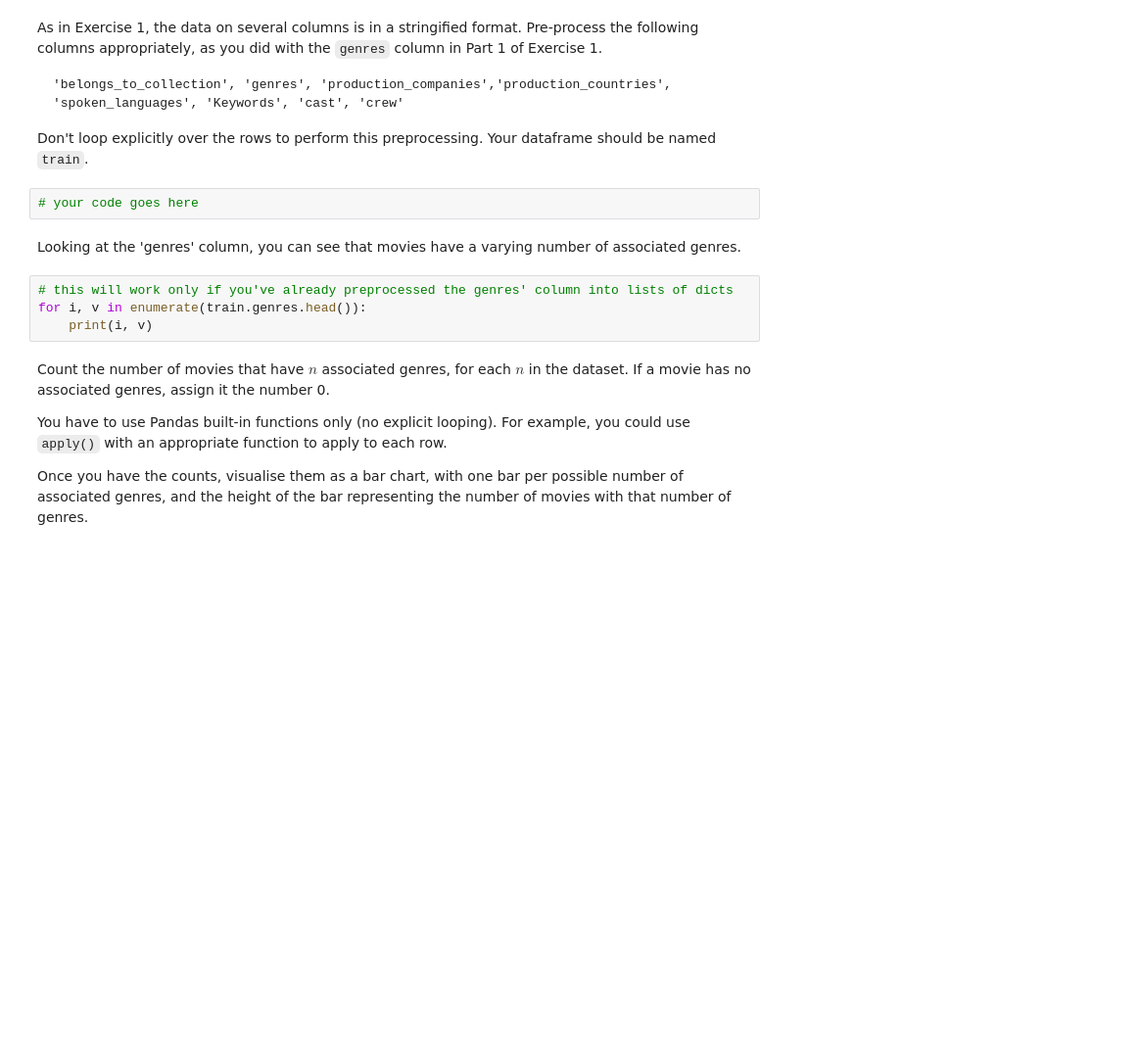
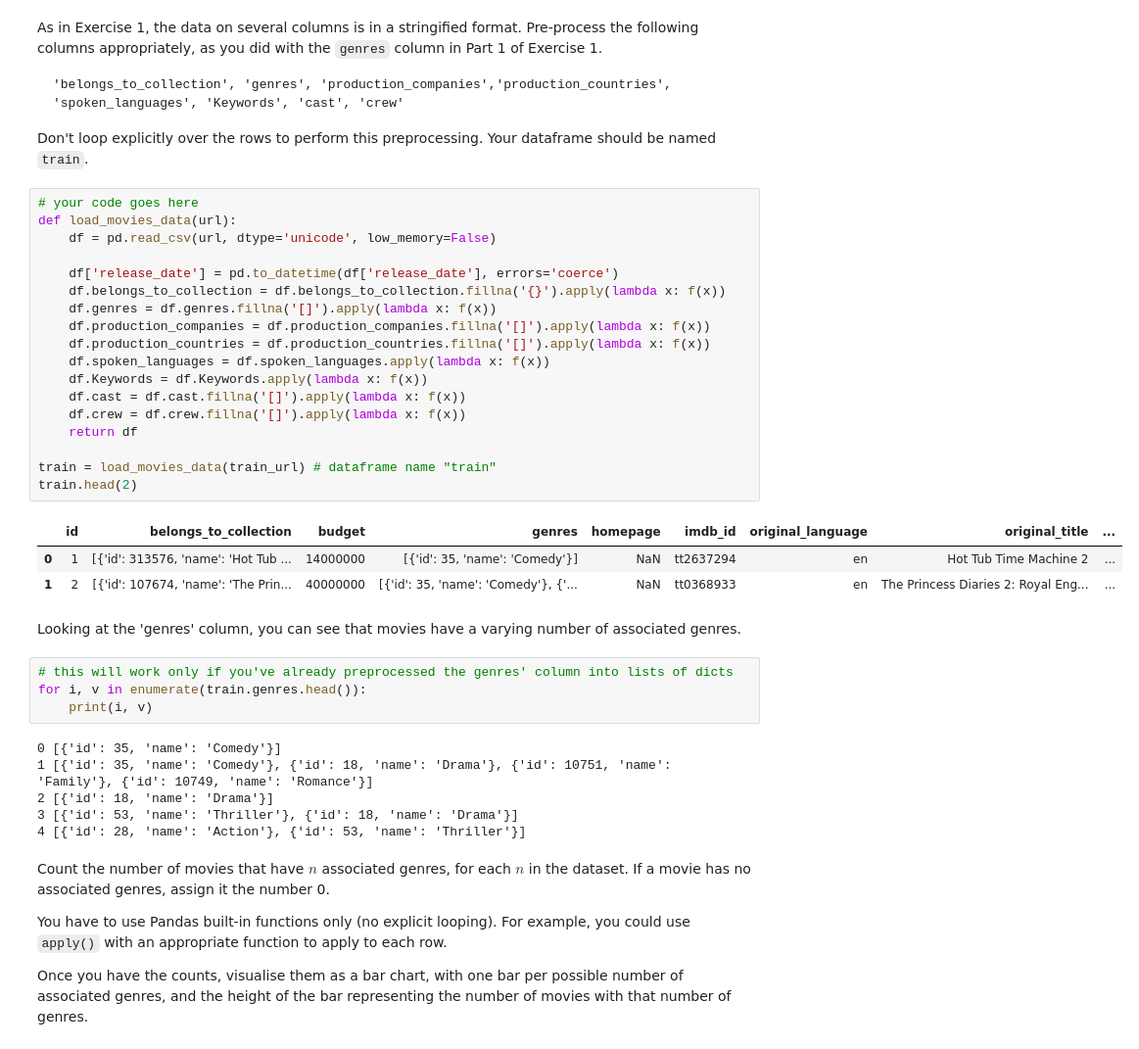
Before and after one commit to minkichunm/ComputationalToolsforDataScience, a Jupyter notebook: 02807_Project_1.ipynb, the cells around one changed output. Shown: that part at 98% size. Drawn from its saved outputs; the diff is of its cells as text; blank space fills up the shorter version.

````diff
--- a/02807_Project_1.ipynb
+++ b/02807_Project_1.ipynb
@@ -666,14 +669,40 @@ As in Exercise 1, the data on several columns is in a stringified format. Pre-pr
 ```
 
 Don't loop explicitly over the rows to perform this preprocessing. Your dataframe should be named `train`.
-# %%
-# your code goes here
+# %%
+# your code goes here
+def load_movies_data(url):
+    df = pd.read_csv(url, dtype='unicode', low_memory=False)
+
+    df['release_date'] = pd.to_datetime(df['release_date'], errors='coerce')
+    df.belongs_to_collection = df.belongs_to_collection.fillna('{}').apply(lambda x: f(x))
+    df.genres = df.genres.fillna('[]').apply(lambda x: f(x))
+    df.production_companies = df.production_companies.fillna('[]').apply(lambda x: f(x))
+    df.production_countries = df.production_countries.fillna('[]').apply(lambda x: f(x))
+    df.spoken_languages = df.spoken_languages.apply(lambda x: f(x))
+    df.Keywords = df.Keywords.apply(lambda x: f(x))
+    df.cast = df.cast.fillna('[]').apply(lambda x: f(x))
+    df.crew = df.crew.fillna('[]').apply(lambda x: f(x))
+    return df
+
+train = load_movies_data(train_url) # dataframe name "train"
+train.head(2)
+# %% [output]
+|  | id | belongs_to_collection | budget | genres | homepage | imdb_id | original_language | original_title | ... |
+| 0 | 1 | [{'id': 313576, 'name': 'Hot Tub ... | 14000000 | [{'id': 35, 'name': 'Comedy'}] | NaN | tt2637294 | en | Hot Tub Time Machine 2 | ... |
+| 1 | 2 | [{'id': 107674, 'name': 'The Prin... | 40000000 | [{'id': 35, 'name': 'Comedy'}, {'... | NaN | tt0368933 | en | The Princess Diaries 2: Royal Eng... | ... |
 # %% [markdown]
 Looking at the 'genres' column, you can see that movies have a varying number of associated genres.
 # %%
 # this will work only if you've already preprocessed the genres' column into lists of dicts
 for i, v in enumerate(train.genres.head()):
     print(i, v)
+# %% [output]
+0 [{'id': 35, 'name': 'Comedy'}]
+1 [{'id': 35, 'name': 'Comedy'}, {'id': 18, 'name': 'Drama'}, {'id': 10751, 'name': 'Family'}, {'id': 10749, 'name': 'Romance'}]
+2 [{'id': 18, 'name': 'Drama'}]
+3 [{'id': 53, 'name': 'Thriller'}, {'id': 18, 'name': 'Drama'}]
+4 [{'id': 28, 'name': 'Action'}, {'id': 53, 'name': 'Thriller'}]
 # %% [markdown]
 Count the number of movies that have $n$ associated genres, for each $n$ in the dataset. If a movie has no associated genres, assign it the number 0.
 
````
Also changed, not shown: parts of 18 cells of this notebook.
